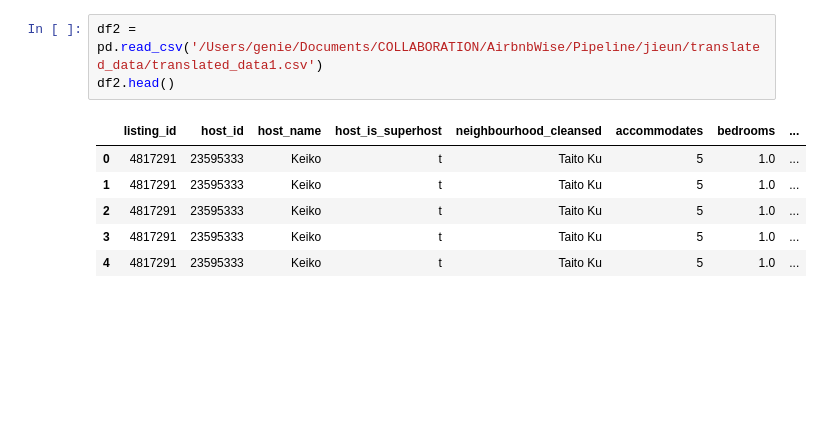
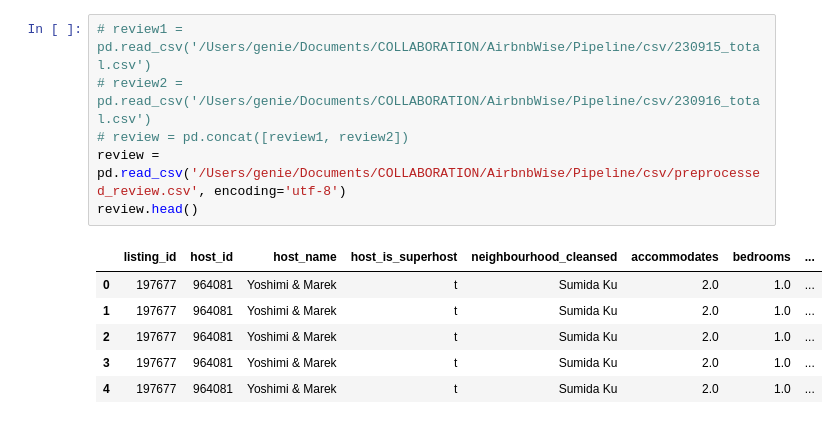
Before and after one commit to zinnie1025/AirbnbWise, a Jupyter notebook: Pipeline/jieun/contents.ipynb, the cells around one changed output. Saved outputs shown, nothing was run; the diff lists cells and outputs as text; blank space fills up the shorter version.

```diff
--- a/Pipeline/jieun/contents.ipynb
+++ b/Pipeline/jieun/contents.ipynb
@@ -22,10 +17,13 @@ df
-# %%
-df2 = pd.read_csv('/Users/genie/Documents/COLLABORATION/AirbnbWise/Pipeline/jieun/translated_data/translated_data1.csv')
-df2.head()
-# %% [output]
-|  | listing_id | host_id | host_name | host_is_superhost | neighbourhood_cleansed | accommodates | bedrooms | ... |
-| 0 | 4817291 | 23595333 | Keiko | t | Taito Ku | 5 | 1.0 | ... |
-| 1 | 4817291 | 23595333 | Keiko | t | Taito Ku | 5 | 1.0 | ... |
-| 2 | 4817291 | 23595333 | Keiko | t | Taito Ku | 5 | 1.0 | ... |
-| 3 | 4817291 | 23595333 | Keiko | t | Taito Ku | 5 | 1.0 | ... |
-| 4 | 4817291 | 23595333 | Keiko | t | Taito Ku | 5 | 1.0 | ... |
+# %%
+# review1 = pd.read_csv('/Users/genie/Documents/COLLABORATION/AirbnbWise/Pipeline/csv/230915_total.csv')
+# review2 = pd.read_csv('/Users/genie/Documents/COLLABORATION/AirbnbWise/Pipeline/csv/230916_total.csv')
+# review = pd.concat([review1, review2])
+review = pd.read_csv('/Users/genie/Documents/COLLABORATION/AirbnbWise/Pipeline/csv/preprocessed_review.csv', encoding='utf-8')
+review.head()
+# %% [output]
+|  | listing_id | host_id | host_name | host_is_superhost | neighbourhood_cleansed | accommodates | bedrooms | ... |
+| 0 | 197677 | 964081 | Yoshimi & Marek | t | Sumida Ku | 2.0 | 1.0 | ... |
+| 1 | 197677 | 964081 | Yoshimi & Marek | t | Sumida Ku | 2.0 | 1.0 | ... |
+| 2 | 197677 | 964081 | Yoshimi & Marek | t | Sumida Ku | 2.0 | 1.0 | ... |
+| 3 | 197677 | 964081 | Yoshimi & Marek | t | Sumida Ku | 2.0 | 1.0 | ... |
+| 4 | 197677 | 964081 | Yoshimi & Marek | t | Sumida Ku | 2.0 | 1.0 | ... |
```
Also changed, not shown: parts of 8 cells of this notebook, 1 other file.
